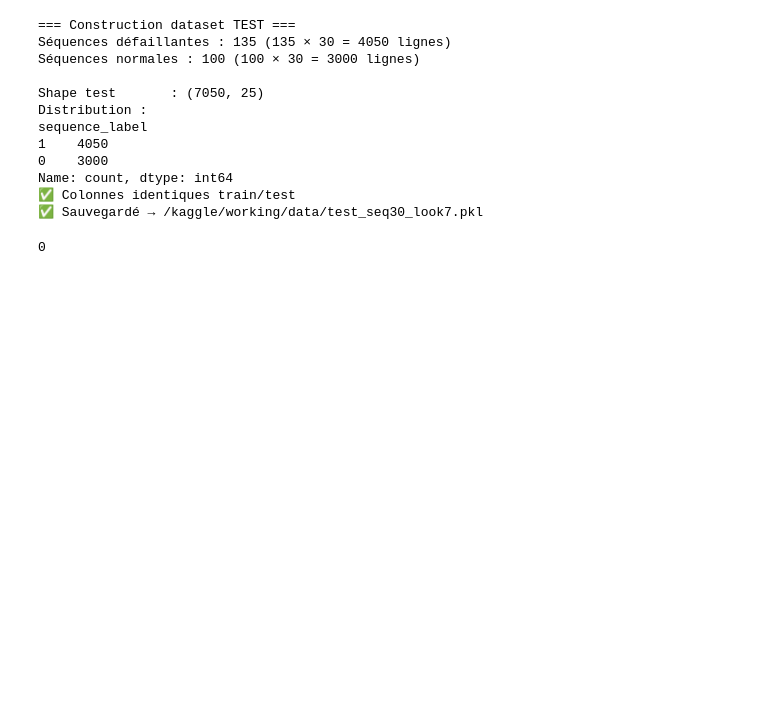
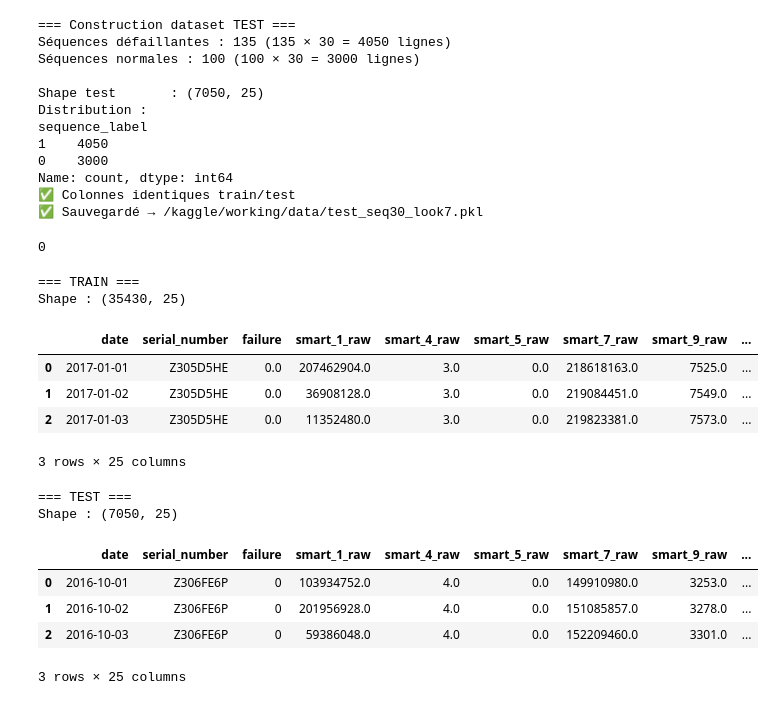
Before and after one commit to selim679/Backblaze-panne-disques-durs, a Jupyter notebook: notebookbacklaze.ipynb, the cells around one changed output. Saved outputs shown, nothing was run; the diff lists cells and outputs as text; code cells hidden in the pictures; blank space fills up the shorter version.

```diff
--- a/notebookbacklaze.ipynb
+++ b/notebookbacklaze.ipynb
@@ -1171,3 +1230,44 @@ Name: count, dtype: int64
 ✅ Colonnes identiques train/test
 ✅ Sauvegardé → /kaggle/working/data/test_seq30_look7.pkl
 0
+# %%
+# ============================================================
+# SECTION 9 — Chargement et construction X / y
+# ============================================================
+import pandas as pd
+import numpy as np
+import matplotlib.pyplot as plt
+from sklearn.preprocessing import StandardScaler
+import gc, os
+
+DATA_DIR = '/kaggle/input/datasets/salimfekihsalem/seq-30/'
+PKL_TRAIN_SEQ = DATA_DIR + f'train_seq{SEQUENCE_LENGTH}_look{LOOKAHEAD_DAYS}.pkl'
+PKL_TEST_SEQ  = DATA_DIR + f'test_seq{SEQUENCE_LENGTH}_look{LOOKAHEAD_DAYS}.pkl'
+
+# ÉTAPE 1 — Chargement
+train_samples = pd.read_pickle(PKL_TRAIN_SEQ)
+test_samples  = pd.read_pickle(PKL_TEST_SEQ)
+
+# ÉTAPE 2 — Vérification
+print("=== TRAIN ===")
+print(f"Shape : {train_samples.shape}")
+display(train_samples.head(3))
+
+print("\n=== TEST ===")
+print(f"Shape : {test_samples.shape}")
+display(test_samples.head(3))
+# %% [output]
+=== TRAIN ===
+Shape : (35430, 25)
+|  | date | serial_number | failure | smart_1_raw | smart_4_raw | smart_5_raw | smart_7_raw | smart_9_raw | ... |
+| 0 | 2017-01-01 | Z305D5HE | 0.0 | 207462904.0 | 3.0 | 0.0 | 218618163.0 | 7525.0 | ... |
+| 1 | 2017-01-02 | Z305D5HE | 0.0 | 36908128.0 | 3.0 | 0.0 | 219084451.0 | 7549.0 | ... |
+| 2 | 2017-01-03 | Z305D5HE | 0.0 | 11352480.0 | 3.0 | 0.0 | 219823381.0 | 7573.0 | ... |
+3 rows × 25 columns
+=== TEST ===
+Shape : (7050, 25)
+|  | date | serial_number | failure | smart_1_raw | smart_4_raw | smart_5_raw | smart_7_raw | smart_9_raw | ... |
+| 0 | 2016-10-01 | Z306FE6P | 0 | 103934752.0 | 4.0 | 0.0 | 149910980.0 | 3253.0 | ... |
+| 1 | 2016-10-02 | Z306FE6P | 0 | 201956928.0 | 4.0 | 0.0 | 151085857.0 | 3278.0 | ... |
+| 2 | 2016-10-03 | Z306FE6P | 0 | 59386048.0 | 4.0 | 0.0 | 152209460.0 | 3301.0 | ... |
+3 rows × 25 columns
```
Also changed, not shown: parts of 7 cells of this notebook.
